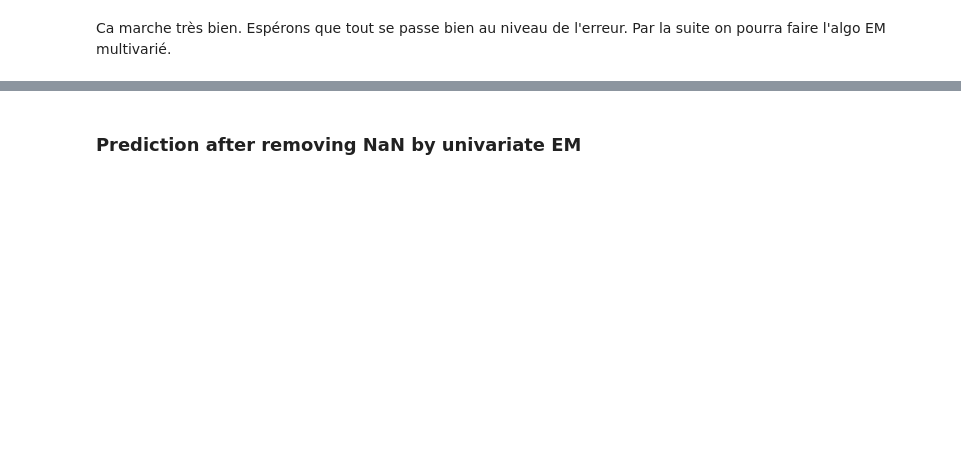
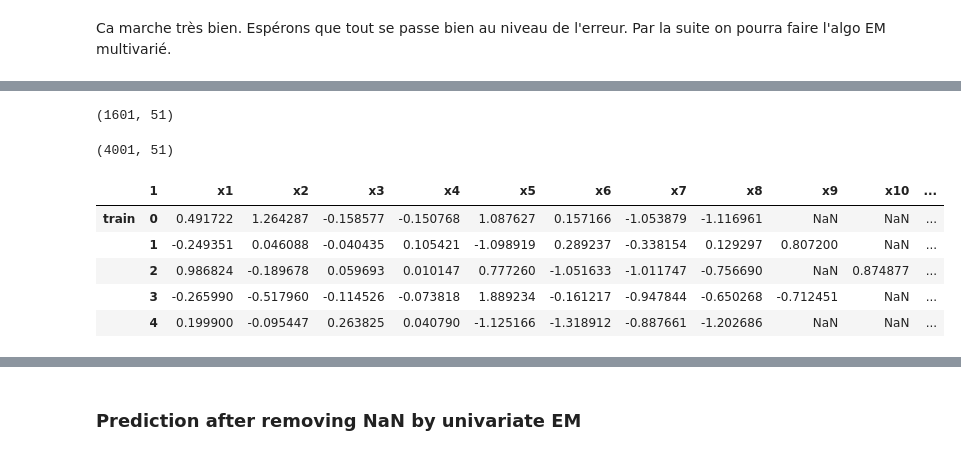
Before and after one commit to bigtdu53/failleIte, a Jupyter notebook: Code/bankrupcy_chanllenge.ipynb, the cells around one changed output, grey strips where cells are left out. Saved outputs shown, nothing was run; the diff lists cells and outputs as text; code cells hidden in the pictures; blank space fills up the shorter version.

```diff
--- a/Code/bankrupcy_chanllenge.ipynb
+++ b/Code/bankrupcy_chanllenge.ipynb
@@ -669,0 +841,26 @@ Ca marche très bien. Espérons que tout se passe bien au niveau de l'erreur. Pa
+# %%
+test.shape
+# %% [output]
+(1601, 51)
+# %%
+train_via_def=train
+train_via_def.columns=feature_name2
+test_via_def=test
+test_via_def.columns=feature_name2
+# %%
+frames=[train_via_def,test_via_def]
+# %%
+alldata= pd.concat(frames,keys=['train','test'])
+# %%
+alldata.shape
+# %% [output]
+(4001, 51)
+# %%
+alldata.head()
+# %% [output]
+|  | 1 | x1 | x2 | x3 | x4 | x5 | x6 | x7 | x8 | x9 | x10 | ... |
+| train | 0 | 0.491722 | 1.264287 | -0.158577 | -0.150768 | 1.087627 | 0.157166 | -1.053879 | -1.116961 | NaN | NaN | ... |
+|  | 1 | -0.249351 | 0.046088 | -0.040435 | 0.105421 | -1.098919 | 0.289237 | -0.338154 | 0.129297 | 0.807200 | NaN | ... |
+|  | 2 | 0.986824 | -0.189678 | 0.059693 | 0.010147 | 0.777260 | -1.051633 | -1.011747 | -0.756690 | NaN | 0.874877 | ... |
+|  | 3 | -0.265990 | -0.517960 | -0.114526 | -0.073818 | 1.889234 | -0.161217 | -0.947844 | -0.650268 | -0.712451 | NaN | ... |
+|  | 4 | 0.199900 | -0.095447 | 0.263825 | 0.040790 | -1.125166 | -1.318912 | -0.887661 | -1.202686 | NaN | NaN | ... |
```
Also changed, not shown: parts of 26 cells of this notebook.
